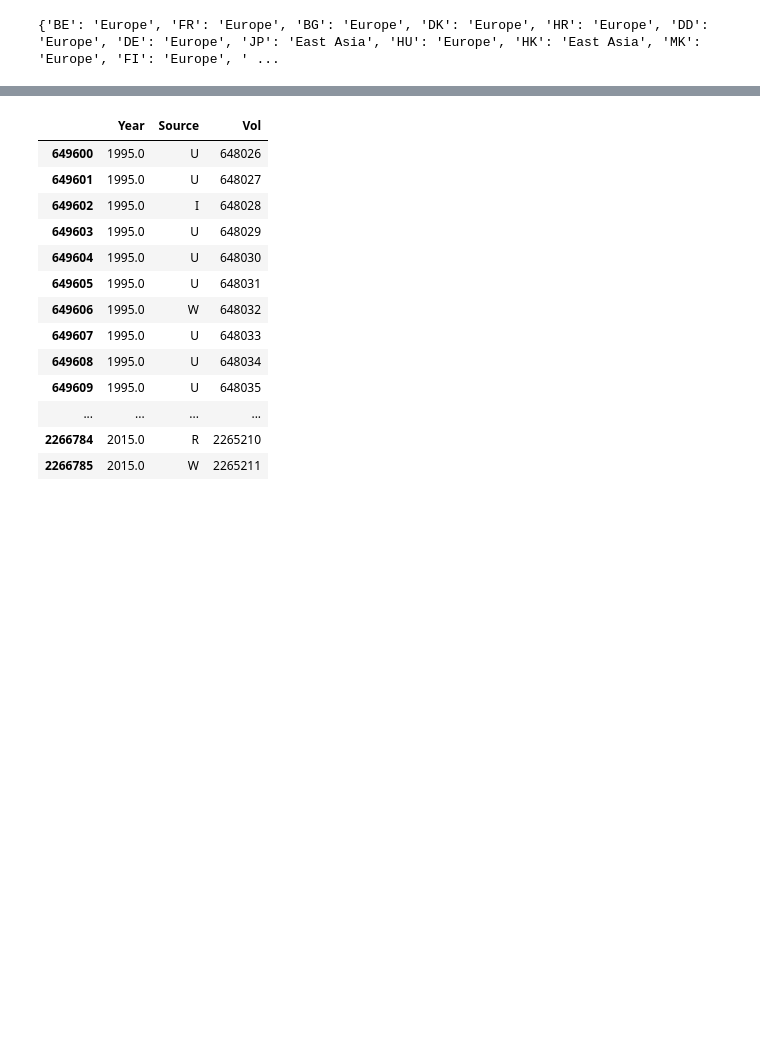
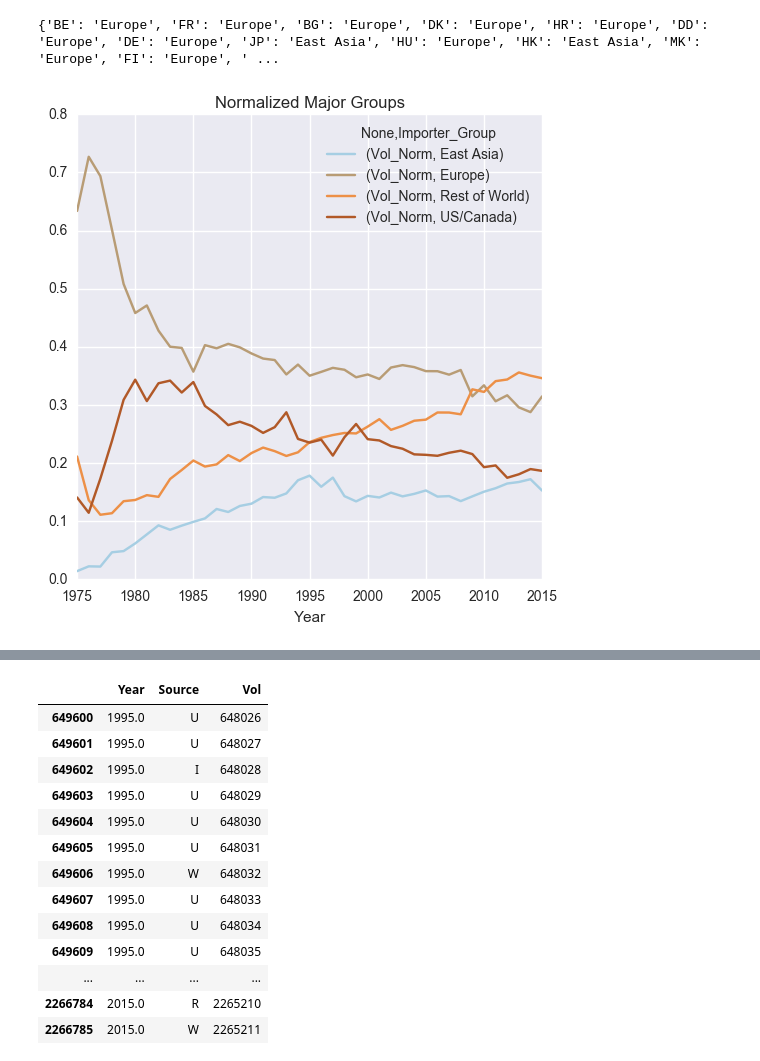
Before and after one commit to Flatfishlk/Capstone, a Jupyter notebook: code/capstone_EDA.ipynb, the cells around one changed output, grey strips where cells are left out. Drawn from its saved outputs; the diff is of its cells as text; code cells hidden in the pictures; blank space fills up the shorter version.

```diff
--- a/code/capstone_EDA.ipynb
+++ b/code/capstone_EDA.ipynb
@@ -333,9 +335,23 @@ print d1, len(d1), len(EastAsia)+len(US_Canada)+len(Europe)
 {'BE': 'Europe', 'FR': 'Europe', 'BG': 'Europe', 'DK': 'Europe', 'HR': 'Europe', 'DD': 'Europe', 'DE': 'Europe', 'JP': 'East Asia', 'HU': 'Europe', 'HK': 'East Asia', 'MK': 'Europe', 'FI': 'Europe', ' ...
 # %%
 df_region['Importer_Group'] = df_region['Importer'].map(d1)
+# %%
+df_region=df_region.rename(index=str, columns={"Unnamed: 0": "Vol"})
 # %%
 df_region = df_region.fillna('Rest of World')
+df_region.loc[df_region['Vol'] >= 0, 'Vol'] = 1
 # %%
 df_region = df_region.rename(index=str, columns={"Unnamed: 0": "Vol"})
 df_region = df_region.drop('Importer',1)
+# %%
+norm = df_region.groupby(['Year']).transform(lambda x: (x/x.sum()))
+norm = norm.rename(index=str, columns={"Vol": "Vol_Norm"})
+df_region_norm = pd.concat([df_region, norm], axis=1)
+df_region_norm = df_region_norm.drop('Vol',1)
+df_norm_groupby = df_region_norm.groupby(['Year', 'Importer_Group']).sum()
+df_norm_groupby.unstack().plot(figsize = (6,6), colormap =plt.get_cmap('Paired'))
+sns.plt.title('Normalized Major Groups', fontsize=12)
+plt.savefig('Norm_Major_Groups.png', dpi=500)
+# %% [output]
+[figure, added]
 # %%
```
Also changed, not shown: parts of 13 cells of this notebook, 2 other files.
